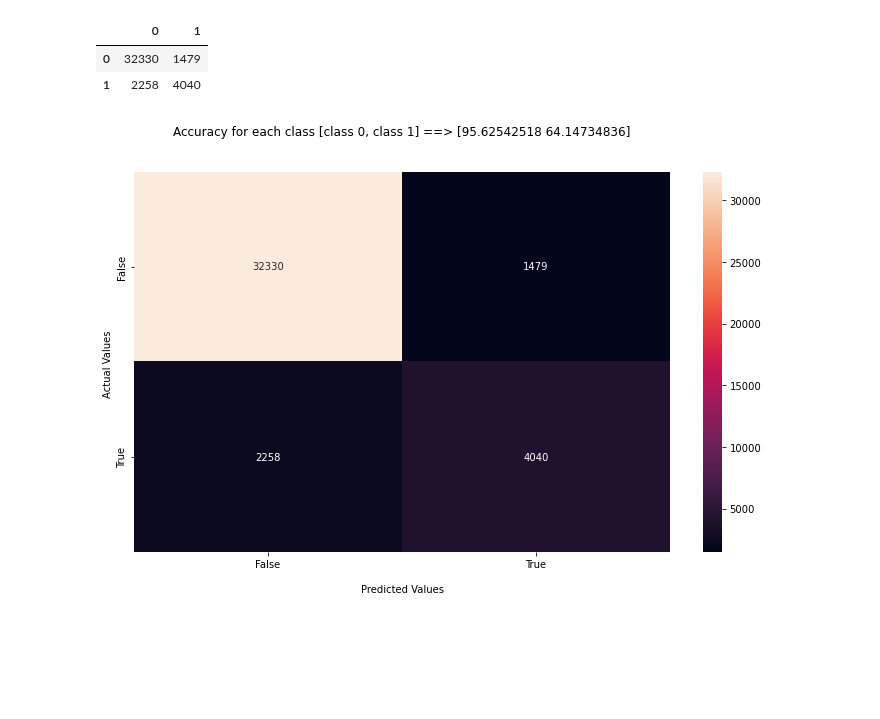
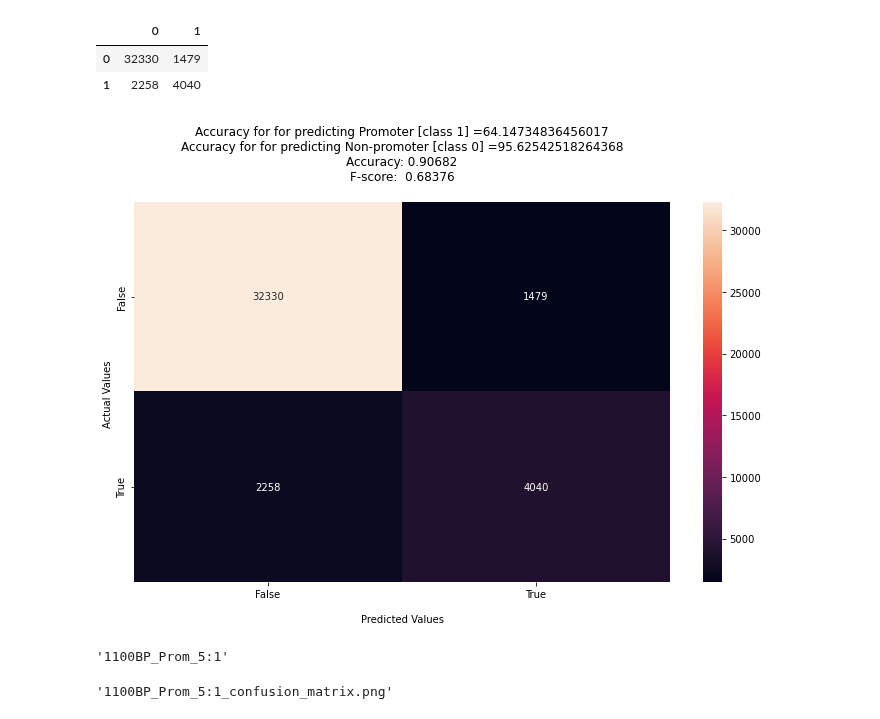
Before and after one commit to duttaprat/Postdoc, a Jupyter notebook: DNABERT_data_processing/confusion_matrix.ipynb, the cells around one changed output. Drawn from its saved outputs; the diff is of its cells as text; code cells hidden in the pictures; blank space fills up the shorter version.

```diff
--- a/DNABERT_data_processing/confusion_matrix.ipynb
+++ b/DNABERT_data_processing/confusion_matrix.ipynb
@@ -84,30 +90,35 @@ df_cm
 | 0 | 32330 | 1479 |
 | 1 | 2258 | 4040 |
 # %%
-group_names = ['True Neg','False Pos','False Neg','True Pos']
+group_names = ['False Neg','False Pos','True Neg','True Pos']
 
 labels = ["{0:0.0f}".format(value) for value in
                 cf_matrix.flatten()]
 
 # group_percentages = ["{0:.2%}".format(value) for value in
 #                      cf_matrix.flatten()/np.sum(cf_matrix)]
 
 # labels = [f"{v1}\n{v2}" for v1, v2 in
-#           zip(group_names,group_counts)]
+#           zip(group_names,labels)]
 
 labels = np.asarray(labels).reshape(2,2)
 plt.figure(figsize = (12,7))
+class_accuracy = 100*cf_matrix.diagonal()/cf_matrix.sum(1)
 ax = sn.heatmap(cf_matrix, annot=labels, fmt='')
-class_accuracy=str("Accuracy for each class [class 0, class 1] ==> ")+str(100*cf_matrix.diagonal()/cf_matrix.sum(1))+str("\n\n")
-ax.set_title(class_accuracy);
+title="Accuracy for for predicting Promoter [class 1] ="+ str(class_accuracy[1])+"\n" \
+        "Accuracy for for predicting Non-promoter [class 0] ="+ str(class_accuracy[0])+"\n" \
+        "Accuracy: {:.5f}".format(accuracy_score(actual_pred, pred_out.numpy()))+"\n" \
+        "F-score:  {:.5f}".format(f1_score(actual_pred, pred_out.numpy()))+"\n" \
+
+ax.set_title(title);
 ax.set_xlabel('\nPredicted Values')
 ax.set_ylabel('Actual Values ');
 
 ## Ticket labels - List must be in alphabetical order
 ax.xaxis.set_ticklabels(['False','True'])
 ax.yaxis.set_ticklabels(['False','True'])
 plt.savefig('output_1100bp_5:1.png')
 ## Display the visualization of the Confusion Matrix.
 plt.show()
 # %% [output]
-[figure, old version]
+[figure, new version]
@@ -113,0 +127,4 @@ plt.show()
+# %%
+path.split("/")[-2]
+# %% [output]
+'1100BP_Prom_5:1'
@@ -113,0 +133,4 @@ plt.show()
+# %%
+name
+# %% [output]
+'1100BP_Prom_5:1_confusion_matrix.png'
```
Also changed, not shown: parts of 4 cells of this notebook, 2 other files.
